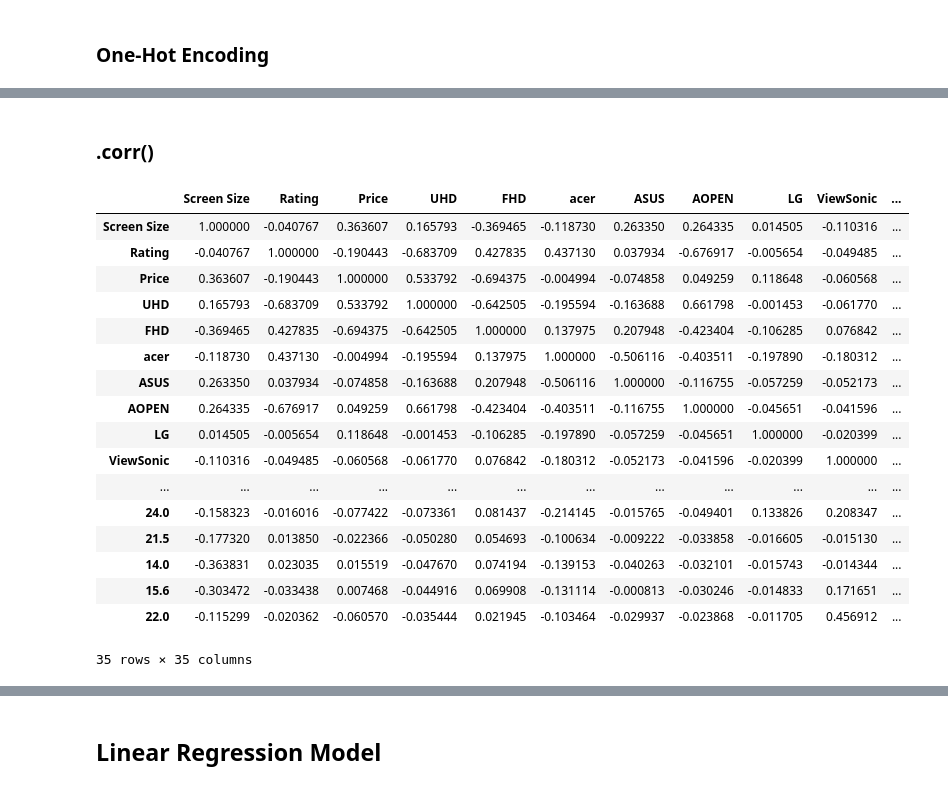
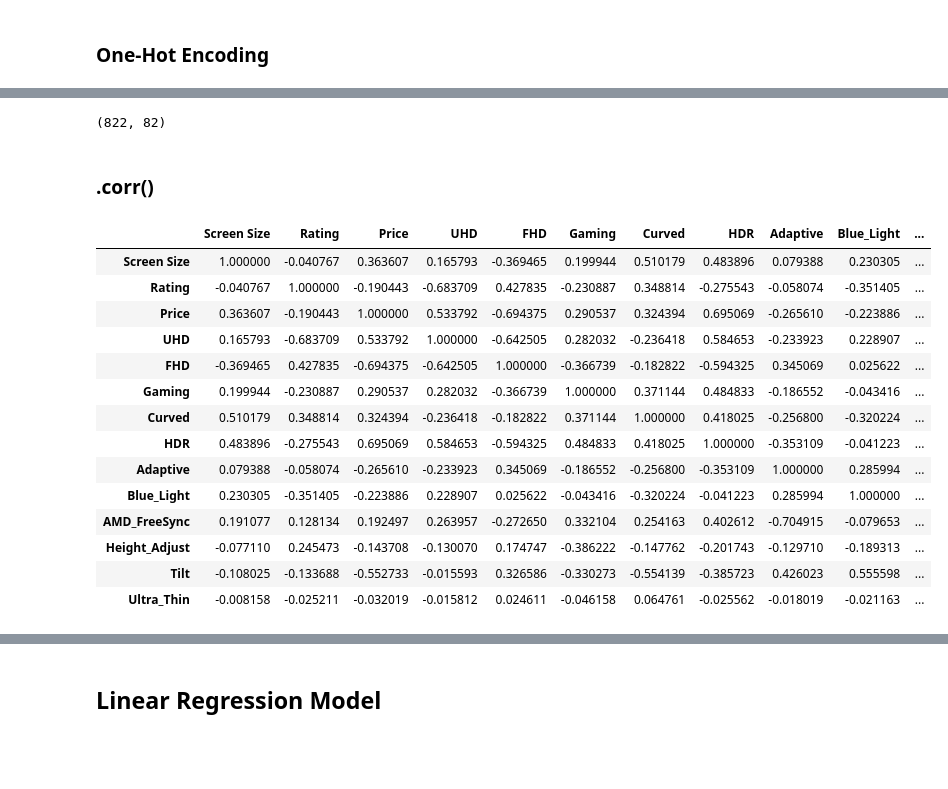
Before and after one commit to aidaduong/Amazon-Monitor, a Jupyter notebook: amazon monitor.ipynb, the cells around one changed output, grey strips where cells are left out. Drawn from its saved outputs; the diff is of its cells as text; code cells hidden in the pictures; blank space fills up the shorter version.

```diff
--- a/amazon monitor.ipynb
+++ b/amazon monitor.ipynb
@@ -347,7 +262,0 @@ df2 = df2.drop(columns='Resolution')
-# %%
-#one hot encoding aspect ratio for the top 4 aspect ratios
-for aspect in top_aspect:
-    df2[aspect] = np.where(df2['Aspect Ratio'] == aspect, 1, 0)
-    df[aspect] = np.where(df['Aspect Ratio'] == aspect, 1, 0)
-
-df2 = df2.drop(columns = 'Aspect Ratio')
@@ -367,24 +263,40 @@ df = df.drop(columns = ['Title', 'Brand', 'Resolution', 'Aspect Ratio'])
+# %%
+from sklearn import preprocessing
+
+categorical_cols = ['Brand', 'Resolution','Aspect Ratio']   #categorical columns
+enc = preprocessing.OneHotEncoder(sparse_output=False)      #create a onehotencoder
+
+one_hot = enc.fit_transform(df2[categorical_cols])      # fit and transform the categorical columns to onehotencoder
+new_columns = enc.get_feature_names_out(categorical_cols)   # get the names of the new one hot encoded columns
+one_hot_df = pd.DataFrame(one_hot, columns=new_columns)     # create a df of the one hot encoded columns
+
+one_hot_df = one_hot_df.reset_index(drop=True)
+df2 = df2.reset_index(drop=True)       # need to reset index in order to concatenate properly
+
+df2_encoded = pd.concat([df2.drop(columns = categorical_cols), one_hot_df], axis=1)     # concat df2 and the encoded df
+
+df2_encoded.shape
+# %% [output]
+(822, 82)
 # %% [markdown]
 ### .corr()
-# %%
-df2.corr()
-# %% [output]
-|  | Screen Size | Rating | Price | UHD | FHD | acer | ASUS | AOPEN | LG | ViewSonic | ... |
-| Screen Size | 1.000000 | -0.040767 | 0.363607 | 0.165793 | -0.369465 | -0.118730 | 0.263350 | 0.264335 | 0.014505 | -0.110316 | ... |
-| Rating | -0.040767 | 1.000000 | -0.190443 | -0.683709 | 0.427835 | 0.437130 | 0.037934 | -0.676917 | -0.005654 | -0.049485 | ... |
-| Price | 0.363607 | -0.190443 | 1.000000 | 0.533792 | -0.694375 | -0.004994 | -0.074858 | 0.049259 | 0.118648 | -0.060568 | ... |
-| UHD | 0.165793 | -0.683709 | 0.533792 | 1.000000 | -0.642505 | -0.195594 | -0.163688 | 0.661798 | -0.001453 | -0.061770 | ... |
-| FHD | -0.369465 | 0.427835 | -0.694375 | -0.642505 | 1.000000 | 0.137975 | 0.207948 | -0.423404 | -0.106285 | 0.076842 | ... |
-| acer | -0.118730 | 0.437130 | -0.004994 | -0.195594 | 0.137975 | 1.000000 | -0.506116 | -0.403511 | -0.197890 | -0.180312 | ... |
-| ASUS | 0.263350 | 0.037934 | -0.074858 | -0.163688 | 0.207948 | -0.506116 | 1.000000 | -0.116755 | -0.057259 | -0.052173 | ... |
-| AOPEN | 0.264335 | -0.676917 | 0.049259 | 0.661798 | -0.423404 | -0.403511 | -0.116755 | 1.000000 | -0.045651 | -0.041596 | ... |
-| LG | 0.014505 | -0.005654 | 0.118648 | -0.001453 | -0.106285 | -0.197890 | -0.057259 | -0.045651 | 1.000000 | -0.020399 | ... |
-| ViewSonic | -0.110316 | -0.049485 | -0.060568 | -0.061770 | 0.076842 | -0.180312 | -0.052173 | -0.041596 | -0.020399 | 1.000000 | ... |
-| ... | ... | ... | ... | ... | ... | ... | ... | ... | ... | ... | ... |
-| 24.0 | -0.158323 | -0.016016 | -0.077422 | -0.073361 | 0.081437 | -0.214145 | -0.015765 | -0.049401 | 0.133826 | 0.208347 | ... |
-| 21.5 | -0.177320 | 0.013850 | -0.022366 | -0.050280 | 0.054693 | -0.100634 | -0.009222 | -0.033858 | -0.016605 | -0.015130 | ... |
-| 14.0 | -0.363831 | 0.023035 | 0.015519 | -0.047670 | 0.074194 | -0.139153 | -0.040263 | -0.032101 | -0.015743 | -0.014344 | ... |
-| 15.6 | -0.303472 | -0.033438 | 0.007468 | -0.044916 | 0.069908 | -0.131114 | -0.000813 | -0.030246 | -0.014833 | 0.171651 | ... |
-| 22.0 | -0.115299 | -0.020362 | -0.060570 | -0.035444 | 0.021945 | -0.103464 | -0.029937 | -0.023868 | -0.011705 | 0.456912 | ... |
-35 rows × 35 columns
+# %%
+df_corr = df2.drop(columns = ['Brand', 'Title', 'Aspect Ratio', 'Resolution'])
+df_corr.corr()
+# %% [output]
+|  | Screen Size | Rating | Price | UHD | FHD | Gaming | Curved | HDR | Adaptive | Blue_Light | ... |
+| Screen Size | 1.000000 | -0.040767 | 0.363607 | 0.165793 | -0.369465 | 0.199944 | 0.510179 | 0.483896 | 0.079388 | 0.230305 | ... |
+| Rating | -0.040767 | 1.000000 | -0.190443 | -0.683709 | 0.427835 | -0.230887 | 0.348814 | -0.275543 | -0.058074 | -0.351405 | ... |
+| Price | 0.363607 | -0.190443 | 1.000000 | 0.533792 | -0.694375 | 0.290537 | 0.324394 | 0.695069 | -0.265610 | -0.223886 | ... |
+| UHD | 0.165793 | -0.683709 | 0.533792 | 1.000000 | -0.642505 | 0.282032 | -0.236418 | 0.584653 | -0.233923 | 0.228907 | ... |
+| FHD | -0.369465 | 0.427835 | -0.694375 | -0.642505 | 1.000000 | -0.366739 | -0.182822 | -0.594325 | 0.345069 | 0.025622 | ... |
+| Gaming | 0.199944 | -0.230887 | 0.290537 | 0.282032 | -0.366739 | 1.000000 | 0.371144 | 0.484833 | -0.186552 | -0.043416 | ... |
+| Curved | 0.510179 | 0.348814 | 0.324394 | -0.236418 | -0.182822 | 0.371144 | 1.000000 | 0.418025 | -0.256800 | -0.320224 | ... |
+| HDR | 0.483896 | -0.275543 | 0.695069 | 0.584653 | -0.594325 | 0.484833 | 0.418025 | 1.000000 | -0.353109 | -0.041223 | ... |
+| Adaptive | 0.079388 | -0.058074 | -0.265610 | -0.233923 | 0.345069 | -0.186552 | -0.256800 | -0.353109 | 1.000000 | 0.285994 | ... |
+| Blue_Light | 0.230305 | -0.351405 | -0.223886 | 0.228907 | 0.025622 | -0.043416 | -0.320224 | -0.041223 | 0.285994 | 1.000000 | ... |
+| AMD_FreeSync | 0.191077 | 0.128134 | 0.192497 | 0.263957 | -0.272650 | 0.332104 | 0.254163 | 0.402612 | -0.704915 | -0.079653 | ... |
+| Height_Adjust | -0.077110 | 0.245473 | -0.143708 | -0.130070 | 0.174747 | -0.386222 | -0.147762 | -0.201743 | -0.129710 | -0.189313 | ... |
+| Tilt | -0.108025 | -0.133688 | -0.552733 | -0.015593 | 0.326586 | -0.330273 | -0.554139 | -0.385723 | 0.426023 | 0.555598 | ... |
+| Ultra_Thin | -0.008158 | -0.025211 | -0.032019 | -0.015812 | 0.024611 | -0.046158 | 0.064761 | -0.025562 | -0.018019 | -0.021163 | ... |
 # %%
```
Also changed, not shown: parts of 31 cells of this notebook, 1 other file.
